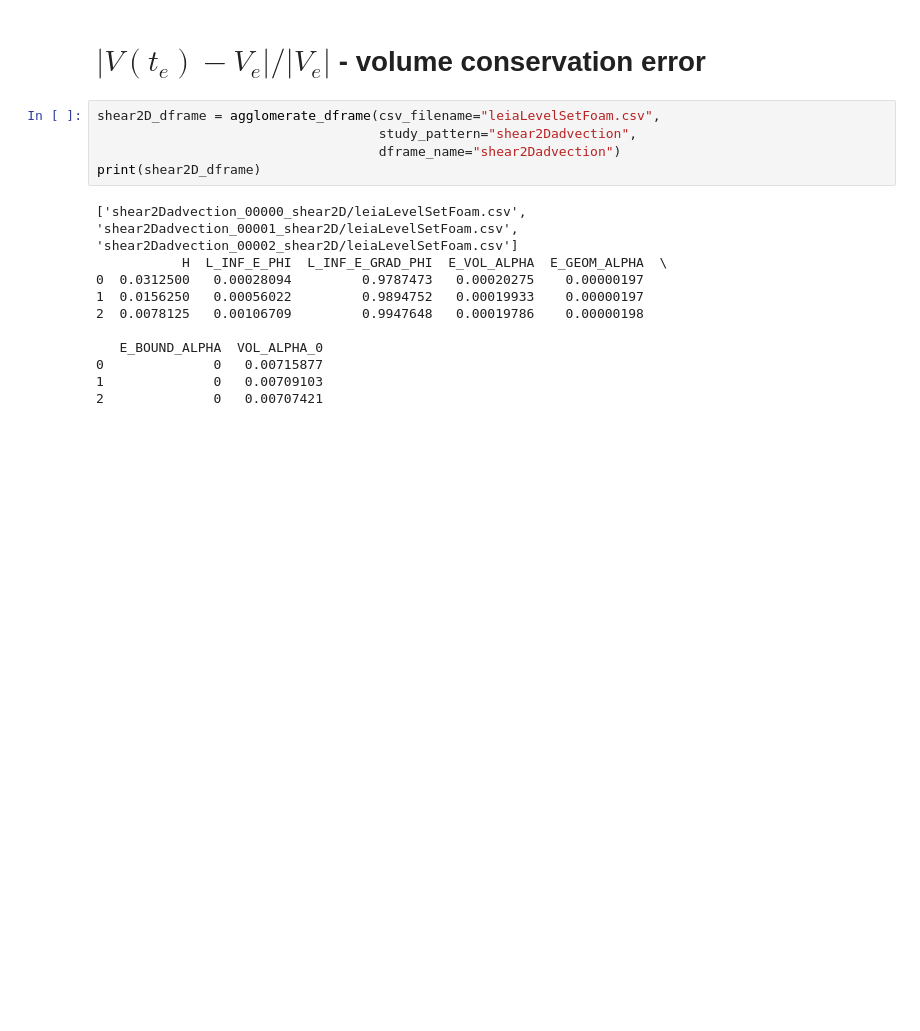
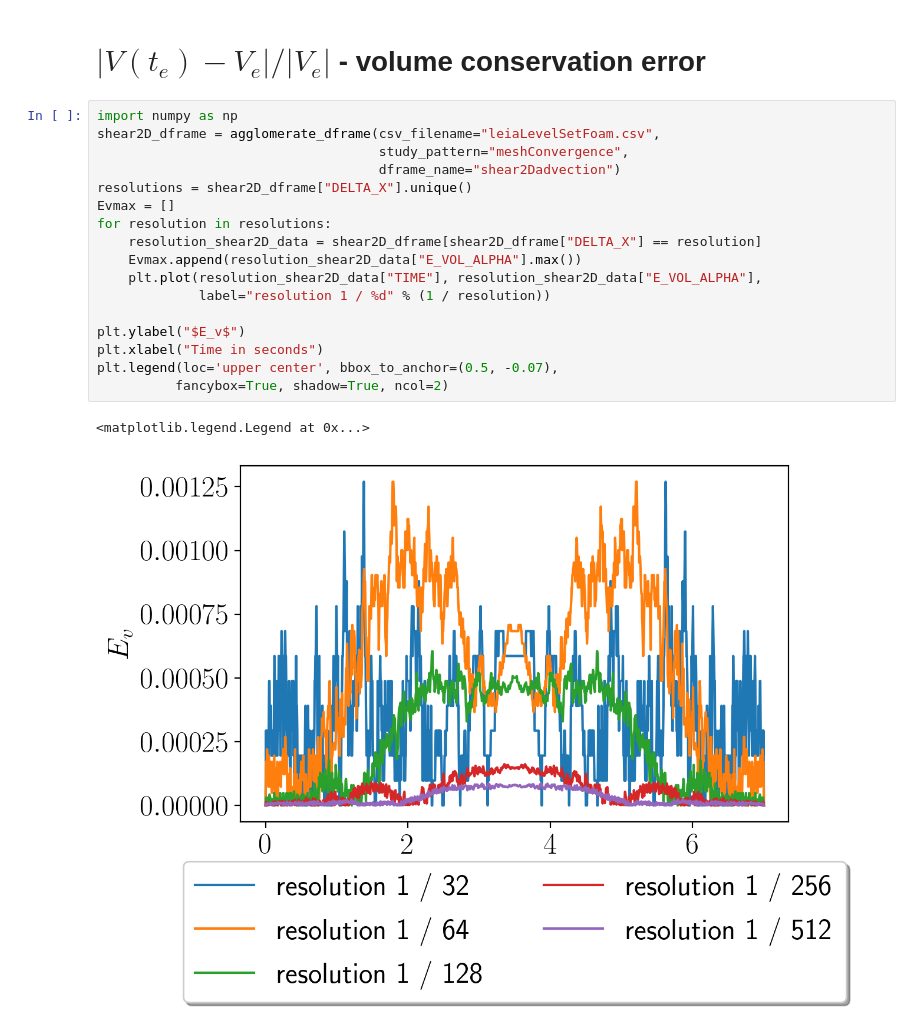
Before and after one commit to tmaric/leia, a Jupyter notebook: cases/shear2D.ipynb, the cells around one changed output. Cells and saved outputs as stored; diff of their text form; blank space fills up the shorter version.

```diff
--- a/cases/shear2D.ipynb
+++ b/cases/shear2D.ipynb
@@ -152,18 +105,22 @@ where $F$ is the index-set of all mesh faces.
 # %% [markdown]
 # $|V(t_e) - V_e|/|V_e|$ - volume conservation error
 # %%
+import numpy as np
 shear2D_dframe = agglomerate_dframe(csv_filename="leiaLevelSetFoam.csv",
-                                    study_pattern="shear2Dadvection",
+                                    study_pattern="meshConvergence",
                                     dframe_name="shear2Dadvection")
-print(shear2D_dframe)
+resolutions = shear2D_dframe["DELTA_X"].unique()
+Evmax = []
+for resolution in resolutions:
+    resolution_shear2D_data = shear2D_dframe[shear2D_dframe["DELTA_X"] == resolution]
+    Evmax.append(resolution_shear2D_data["E_VOL_ALPHA"].max())
+    plt.plot(resolution_shear2D_data["TIME"], resolution_shear2D_data["E_VOL_ALPHA"],
+             label="resolution 1 / %d" % (1 / resolution))
+
+plt.ylabel("$E_v$")
+plt.xlabel("Time in seconds")
+plt.legend(loc='upper center', bbox_to_anchor=(0.5, -0.07),
+          fancybox=True, shadow=True, ncol=2)
 # %% [output]
-['shear2Dadvection_00000_shear2D/leiaLevelSetFoam.csv', 'shear2Dadvection_00001_shear2D/leiaLevelSetFoam.csv', 'shear2Dadvection_00002_shear2D/leiaLevelSetFoam.csv']
-           H  L_INF_E_PHI  L_INF_E_GRAD_PHI  E_VOL_ALPHA  E_GEOM_ALPHA  \
-0  0.0312500   0.00028094         0.9787473   0.00020275    0.00000197
-1  0.0156250   0.00056022         0.9894752   0.00019933    0.00000197
-2  0.0078125   0.00106709         0.9947648   0.00019786    0.00000198
-
-   E_BOUND_ALPHA  VOL_ALPHA_0
-0              0   0.00715877
-1              0   0.00709103
-2              0   0.00707421
+<matplotlib.legend.Legend at 0x...>
+[figure, added]
```
Also changed, not shown: parts of 5 cells of this notebook, 20 other files.
